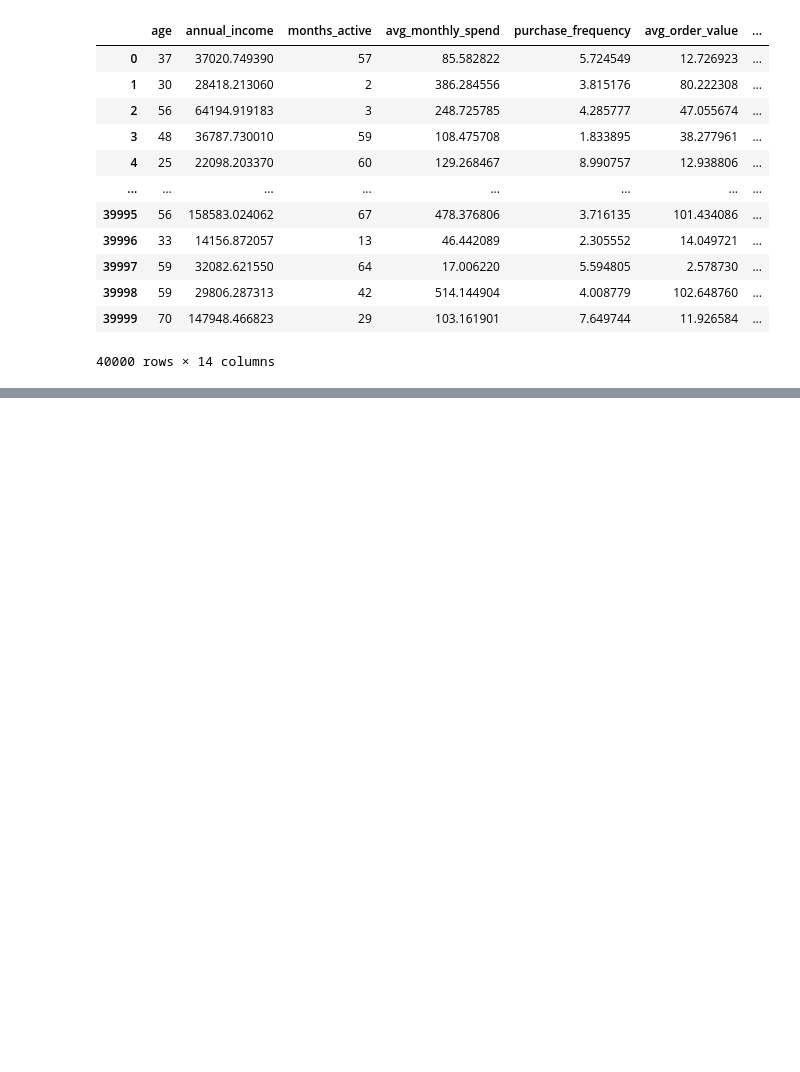
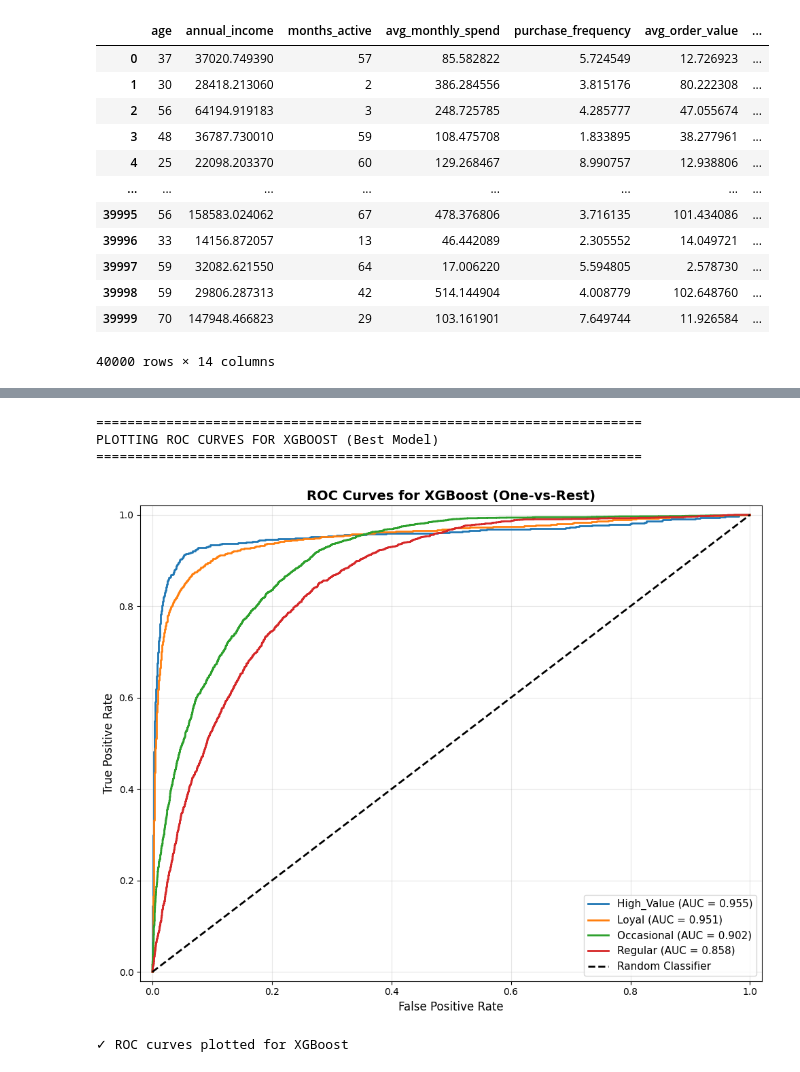
Before and after one commit to LaimengEung/Customer-Segmentation-EDA-ML, a Jupyter notebook: copy_of_soth.ipynb, the cells around one changed output, grey strips where cells are left out. Drawn from its saved outputs; the diff is of its cells as text; code cells hidden in the pictures; blank space fills up the shorter version.

```diff
--- a/copy_of_soth.ipynb
+++ b/copy_of_soth.ipynb
@@ -724,6 +788,11 @@ from sklearn.preprocessing import OneHotEncoder, StandardScaler
 # %%
 X = df.drop('customer_segment', axis=1)
 y = df['customer_segment']
+
+# Label encode target labels
+le = LabelEncoder()
+y = le.fit_transform(y)
+    # use invere_transform to convert back to label names
 
 # Train-Test Split with stratification
 X_train, X_test, y_train, y_test = train_test_split(
@@ -936,0 +1209,43 @@ You can try to debug the error by setting error_score='raise'.
+# %%
+# Plot ROC curves for the best model (XGBoost)
+print("\n" + "="*70)
+print("PLOTTING ROC CURVES FOR XGBOOST (Best Model)")
+print("="*70)
+
+best_model_name = 'XGBoost'
+preds = predictions[best_model_name]
+y_test_bin = label_binarize(preds['y_test'], classes=[0, 1, 2, 3])
+
+segment_names = le.classes_  # ['High_Value', 'Loyal', 'Occasional', 'Regular']
+
+# Plot ROC curve for each class (One-vs-Rest)
+fig, ax = plt.subplots(figsize=(10, 8))
+colors = cycle(['#1f77b4', '#ff7f0e', '#2ca02c', '#d62728'])
+
+for i, color, segment_name in zip(range(4), colors, segment_names):
+    fpr, tpr, _ = roc_curve(y_test_bin[:, i], preds['y_pred_proba'][:, i])
+    roc_auc = auc(fpr, tpr)
+    ax.plot(fpr, tpr, color=color, lw=2,
+            label=f'{segment_name} (AUC = {roc_auc:.3f})')
+
+# Diagonal line (random classifier)
+ax.plot([0, 1], [0, 1], 'k--', lw=2, label='Random Classifier')
+
+ax.set_xlim([-0.02, 1.02])
+ax.set_ylim([-0.02, 1.02])
+ax.set_xlabel('False Positive Rate', fontsize=12)
+ax.set_ylabel('True Positive Rate', fontsize=12)
+ax.set_title(f'ROC Curves for {best_model_name} (One-vs-Rest)', fontsize=14, fontweight='bold')
+ax.legend(loc='lower right', fontsize=11)
+ax.grid(alpha=0.3)
+
+plt.tight_layout()
+plt.show()
+
+print(f"✓ ROC curves plotted for {best_model_name}")
+# %% [output]
+======================================================================
+PLOTTING ROC CURVES FOR XGBOOST (Best Model)
+======================================================================
+[figure, added]
+✓ ROC curves plotted for XGBoost
```
Also changed, not shown: parts of 20 cells of this notebook.
